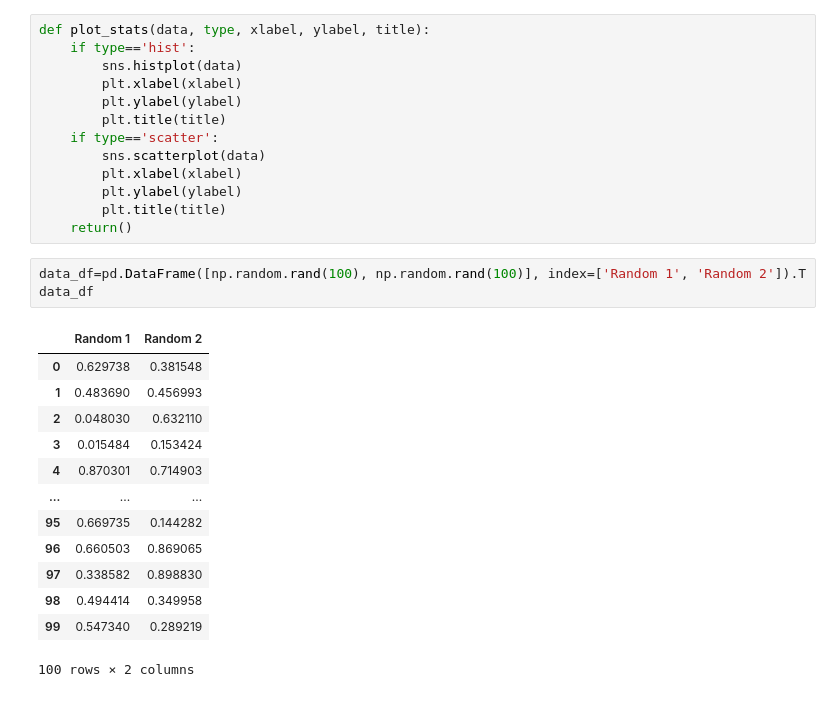
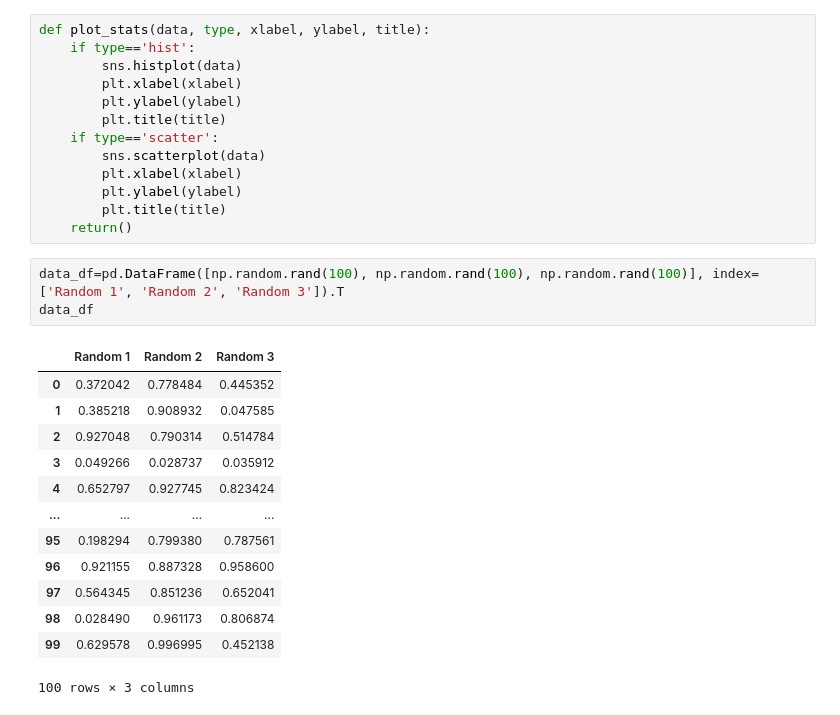
Before and after one commit to klundstrom33/module-1-part-2-using-github-workflows-klundstrom33, a Jupyter notebook: Module1Part2_Assignment.ipynb, the cells around one changed output. Drawn from its saved outputs; the diff is of its cells as text.

Commit message:
Added a 3 random dataset to plot

```diff
--- a/Module1Part2_Assignment.ipynb
+++ b/Module1Part2_Assignment.ipynb
@@ -17,22 +17,22 @@ def plot_stats(data, type, xlabel, ylabel, title):
         plt.title(title)
     return()
 # %%
-data_df=pd.DataFrame([np.random.rand(100), np.random.rand(100)], index=['Random 1', 'Random 2']).T
+data_df=pd.DataFrame([np.random.rand(100), np.random.rand(100), np.random.rand(100)], index=['Random 1', 'Random 2', 'Random 3']).T
 data_df
 # %% [output]
-|  | Random 1 | Random 2 |
-| 0 | 0.629738 | 0.381548 |
-| 1 | 0.483690 | 0.456993 |
-| 2 | 0.048030 | 0.632110 |
-| 3 | 0.015484 | 0.153424 |
-| 4 | 0.870301 | 0.714903 |
-| ... | ... | ... |
-| 95 | 0.669735 | 0.144282 |
-| 96 | 0.660503 | 0.869065 |
-| 97 | 0.338582 | 0.898830 |
-| 98 | 0.494414 | 0.349958 |
-| 99 | 0.547340 | 0.289219 |
+|  | Random 1 | Random 2 | Random 3 |
+| 0 | 0.372042 | 0.778484 | 0.445352 |
+| 1 | 0.385218 | 0.908932 | 0.047585 |
+| 2 | 0.927048 | 0.790314 | 0.514784 |
+| 3 | 0.049266 | 0.028737 | 0.035912 |
+| 4 | 0.652797 | 0.927745 | 0.823424 |
+| ... | ... | ... | ... |
+| 95 | 0.198294 | 0.799380 | 0.787561 |
+| 96 | 0.921155 | 0.887328 | 0.958600 |
+| 97 | 0.564345 | 0.851236 | 0.652041 |
+| 98 | 0.028490 | 0.961173 | 0.806874 |
+| 99 | 0.629578 | 0.996995 | 0.452138 |
-100 rows × 2 columns
+100 rows × 3 columns
 # %%
 plot_stats(data_df,'scatter', 'Index', 'Random Value', 'Scatterplot')
 # %% [output]
```
Also changed, not shown: parts of 2 cells of this notebook.
